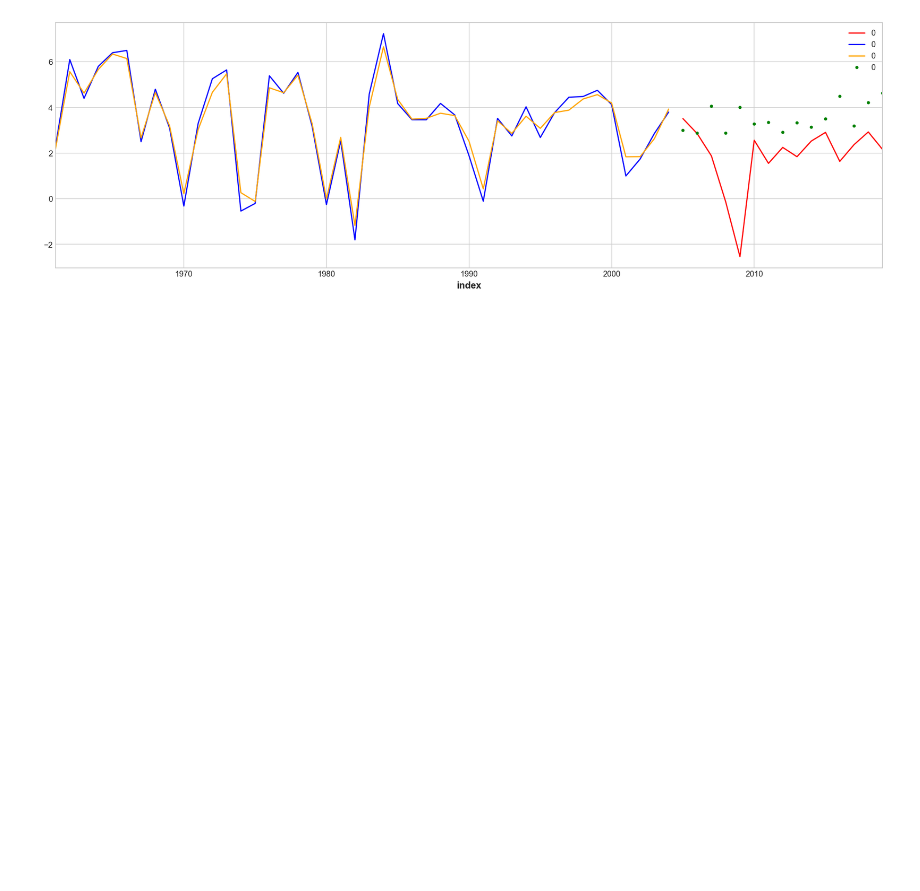
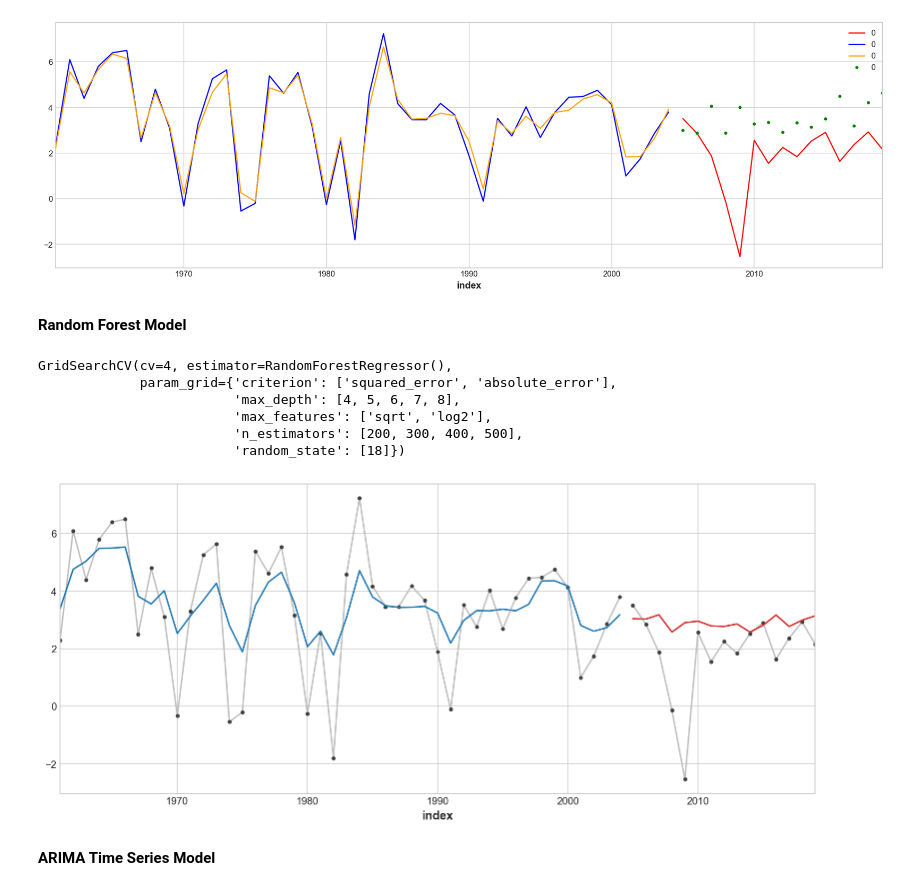
Before and after one commit to amitguptaRean/ml-accelerator, a Jupyter notebook: ESG Data.ipynb, the cells around one changed output. Drawn from its saved outputs; the diff is of its cells as text; code cells hidden in the pictures; blank space fills up the shorter version.

Commit message:
Added ARIMA and RF Regressor models

```diff
--- a/ESG Data.ipynb
+++ b/ESG Data.ipynb
@@ -589,3 +557,38 @@ pd.DataFrame(index = y_test.index,data = y_fore_boosted.flatten()).plot(ax = ax,
 # %% [output]
 <AxesSubplot:xlabel='index'>
 [figure]
+# %% [markdown]
+**Random Forest Model**
+# %%
+from sklearn.ensemble import RandomForestRegressor
+from sklearn.model_selection import GridSearchCV
+
+grid = {
+    'n_estimators': [200,300,400,500],
+    'max_features': ['sqrt', 'log2'],
+    'max_depth' : [4,5,6,7,8],
+    'criterion' :['squared_error', 'absolute_error'],
+    'random_state' : [18]
+}
+
+rf_cv = GridSearchCV(estimator=RandomForestRegressor(), param_grid=grid, cv=4)
+rf_cv.fit(X_train, y_train)
+# %% [output]
+GridSearchCV(cv=4, estimator=RandomForestRegressor(),
+             param_grid={'criterion': ['squared_error', 'absolute_error'],
+                         'max_depth': [4, 5, 6, 7, 8],
+                         'max_features': ['sqrt', 'log2'],
+                         'n_estimators': [200, 300, 400, 500],
+                         'random_state': [18]})
+# %%
+y_pred = pd.Series(rf_cv.predict(X_train), index=y_train.index)
+y_fore = pd.Series(rf_cv.predict(X_test), index=y_test.index)
+
+ax = y_train.plot(**plot_params)
+ax = y_test.plot(**plot_params)
+ax = y_pred.plot(ax=ax)
+_ = y_fore.plot(ax=ax, color='C3')
+# %% [output]
+[figure, added]
+# %% [markdown]
+**ARIMA Time Series Model**
```
Also changed, not shown: parts of 12 cells of this notebook.
